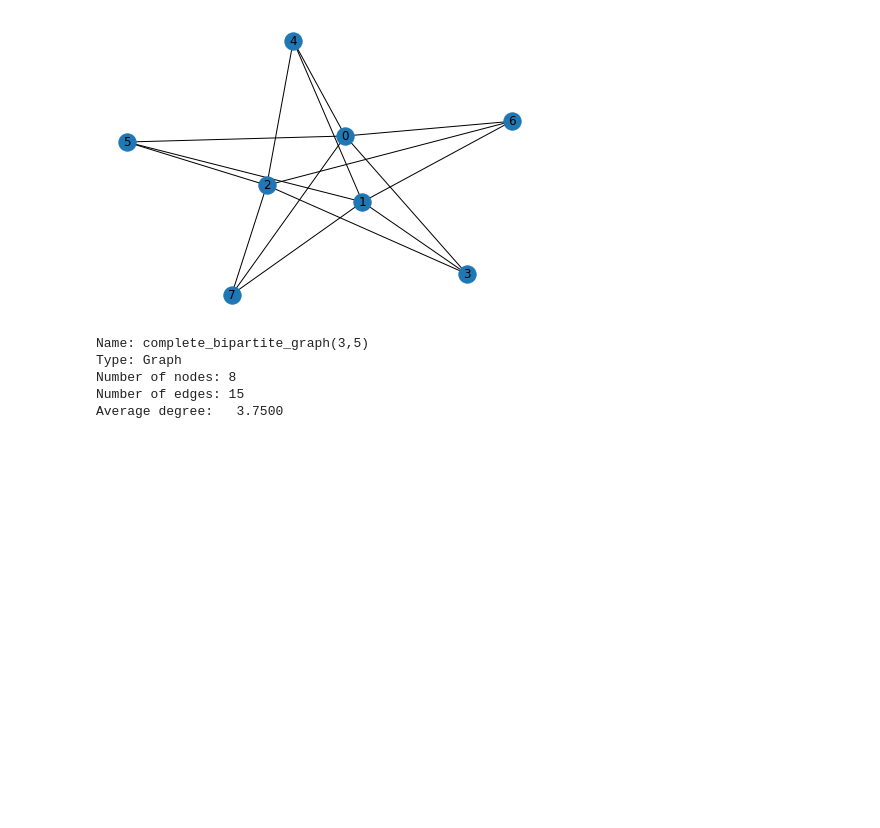
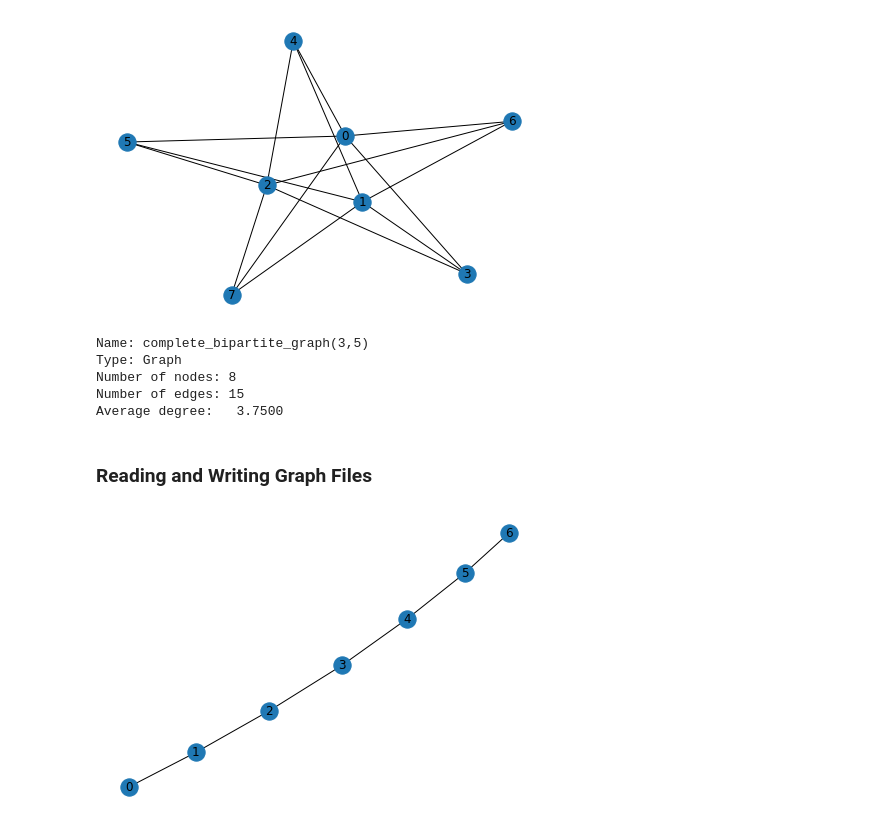
Before and after one commit to soslin/social-network-analysis, a Jupyter notebook: soc-net-class/learn_graphs_sna_3.ipynb, the cells around one changed output. Cells and saved outputs as stored; diff of their text form; code cells hidden in the pictures; blank space fills up the shorter version.

Commit message:
Through read/write graph files

```diff
--- a/soc-net-class/learn_graphs_sna_3.ipynb
+++ b/soc-net-class/learn_graphs_sna_3.ipynb
@@ -530,3 +530,12 @@ Type: Graph
 Number of nodes: 8
 Number of edges: 15
 Average degree:   3.7500
+# %% [markdown]
+### Reading and Writing Graph Files
+# %%
+#create random graph
+
+rg = nx.path_graph(7)
+nx.draw(rg, with_labels = True)
+# %% [output]
+[figure, added]
```
Also changed, not shown: parts of 12 cells of this notebook.
